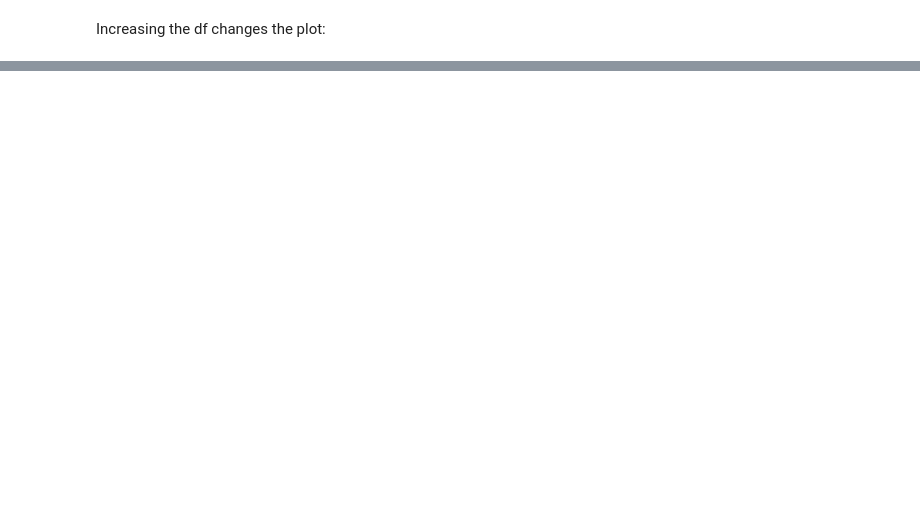
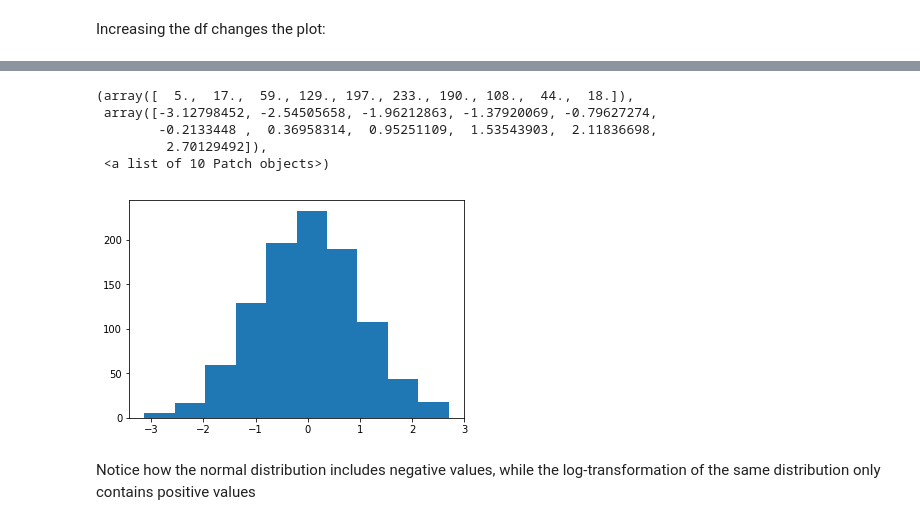
Before and after one commit to thomas-roux/programming-assignment, a Jupyter notebook: programming-assignment.ipynb, the cells around one changed output, grey strips where cells are left out. Drawn from its saved outputs; the diff is of its cells as text; code cells hidden in the pictures; blank space fills up the shorter version.

```diff
--- a/programming-assignment.ipynb
+++ b/programming-assignment.ipynb
@@ -400,3 +480,18 @@ plt.hist(chisqmax)
+# %%
+# Convert above log distribution back to normal values
+sn = np.log(s)
+
+# Plot normal values
+plt.hist(sn)
+# %% [output]
+(array([  5.,  17.,  59., 129., 197., 233., 190., 108.,  44.,  18.]),
+ array([-3.12798452, -2.54505658, -1.96212863, -1.37920069, -0.79627274,
+        -0.2133448 ,  0.36958314,  0.95251109,  1.53543903,  2.11836698,
+         2.70129492]),
+ <a list of 10 Patch objects>)
+[figure, added]
+# %% [markdown]
+Notice how the normal distribution includes negative values, while the log-transformation of the same distribution only contains positive values
 # %% [markdown]
 ## In-text Reference Links
 * https://realpython.com/python-modules-packages/
```
Also changed, not shown: parts of 38 cells of this notebook.
